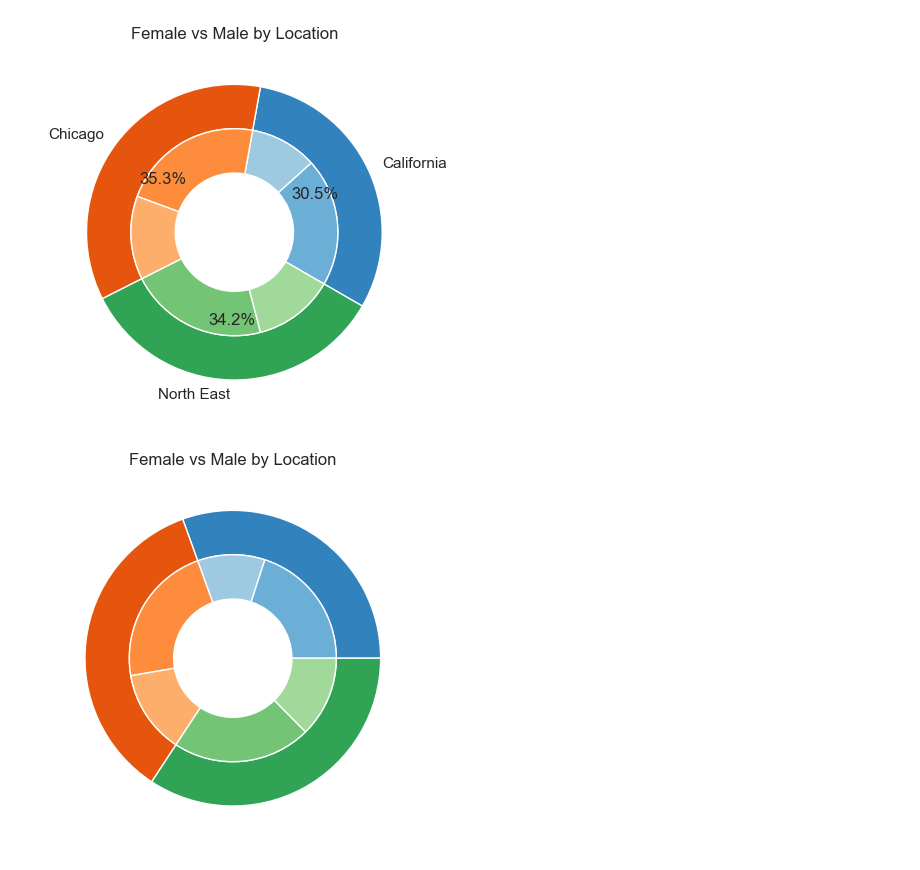
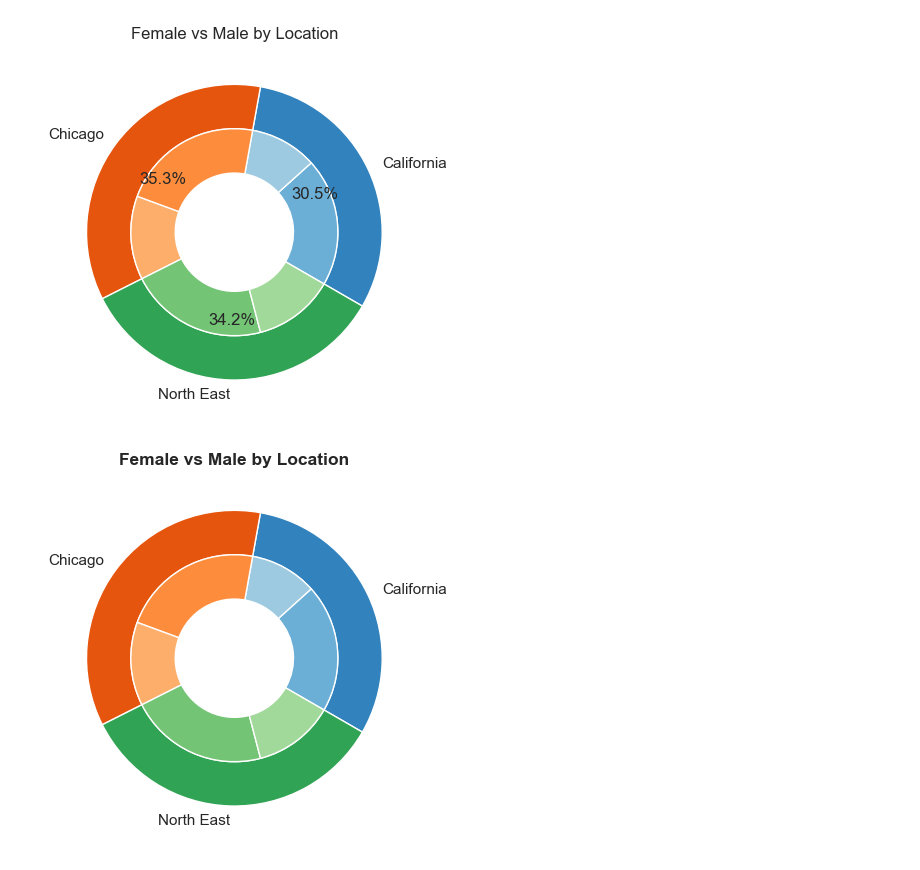
Before and after one commit to BreJyles/Project_1_group7, a Jupyter notebook: amber_work/project_1_code_venes.ipynb, the cells around one changed output. Cells and saved outputs as stored; diff of their text form; code cells hidden in the pictures.

```diff
--- a/amber_work/project_1_code_venes.ipynb
+++ b/amber_work/project_1_code_venes.ipynb
@@ -536,20 +568,21 @@ plt.show()
 # %%
 fig, ax = plt.subplots()
 
 size = 0.3
 vals = np.array([[60., 32.], [37., 40.], [29., 10.]])
 
 cmap = plt.colormaps["tab20c"]
 outer_colors = cmap(np.arange(3)*4)
 inner_colors = cmap([1, 2, 5, 6, 9, 10])
 
-ax.pie(out_val, val, radius=1, colors=outer_colors,|
+ax.pie(out_val, explode = [0, 0, 0], labels=["California", "Chicago", "North East"], startangle=330, radius=1, colors=outer_colors,
        wedgeprops=dict(width=size, edgecolor='w'))
 
-ax.pie(in_val, radius=1-size, colors=inner_colors,
+ax.pie(in_val, radius=1-size, startangle=330, colors=inner_colors,
        wedgeprops=dict(width=size, edgecolor='w'))
 
-ax.set(aspect="equal", title="Female vs Male by Location")
+plt.title("Female vs Male by Location", fontweight="bold", fontsize=12.5)
+ax.set(aspect="equal")
 plt.show()
 # %% [output]
-[figure, old version]
+[figure, new version]
```
Also changed, not shown: parts of 11 cells of this notebook.
